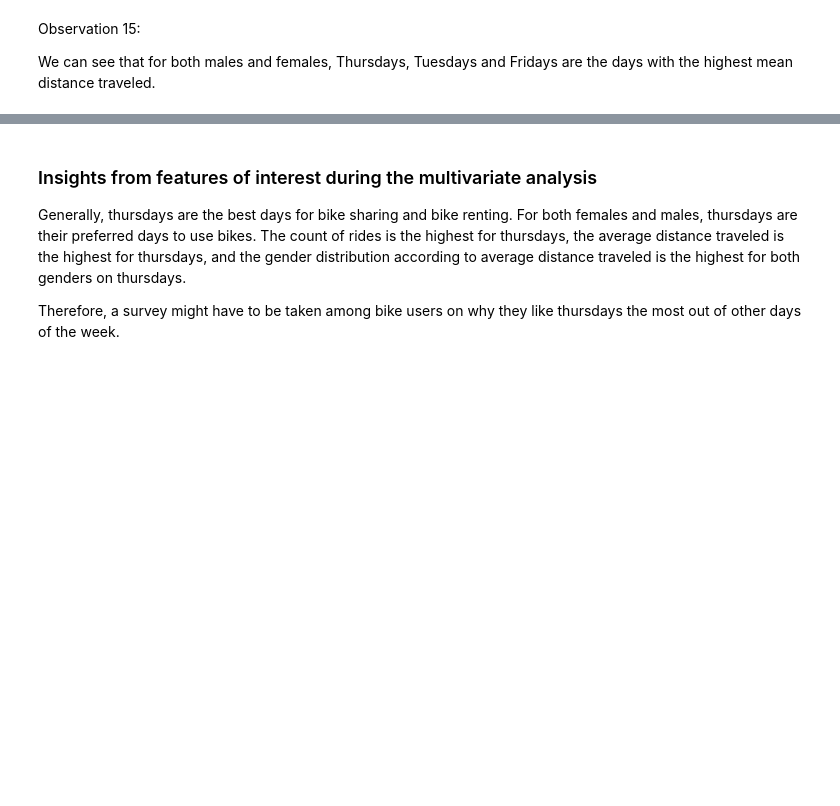
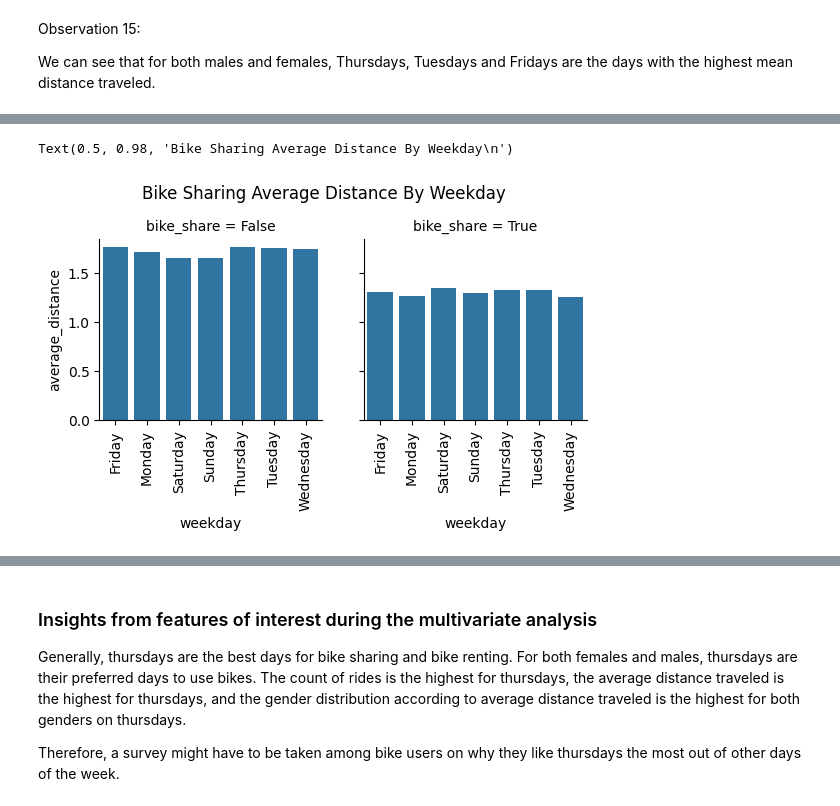
Before and after one commit to Emekadavid/fordgobike, a Jupyter notebook: fordgobike_part_1.ipynb, the cells around one changed output, grey strips where cells are left out. Cells and saved outputs as stored; diff of their text form; code cells hidden in the pictures; blank space fills up the shorter version.

```diff
--- a/fordgobike_part_1.ipynb
+++ b/fordgobike_part_1.ipynb
@@ -760,0 +826,8 @@ We can see that for both males and females, Thursdays, Tuesdays and Fridays are
+# %%
+# group the data into bike sharers and weekdays
+ford2_group = ford.groupby(["bike_share_for_all_trip", "weekday_start"])["trip_distance"].mean()
+# make the series into a data frame
+ford2_group = ford2_group.to_frame()
+# reset the index for indexes to be columns
+ford2_group.reset_index(inplace=True)
+ford2_group
@@ -760,0 +850,4 @@ We can see that for both males and females, Thursdays, Tuesdays and Fridays are
+# %%
+# rename the columns
+ford2_group.rename(columns={"bike_share_for_all_trip": "bike_share", "weekday_start": "weekday", "trip_distance": "average_distance"}, inplace=True)
+ford2_group
@@ -760,0 +870,11 @@ We can see that for both males and females, Thursdays, Tuesdays and Fridays are
+# %%
+# create a facet for bike sharers and non bike sharers
+g = sns.FacetGrid(data=ford2_group, col="bike_share")
+g.map(sns.barplot, "weekday", "average_distance")
+for axes in g.axes.flat:
+    _ = axes.set_xticklabels(axes.get_xticklabels(), rotation=90)
+g.fig.subplots_adjust(top=0.8)
+g.fig.suptitle("Bike Sharing Average Distance By Weekday\n")
+# %% [output]
+Text(0.5, 0.98, 'Bike Sharing Average Distance By Weekday\n')
+[figure, added]
```
Also changed, not shown: parts of 12 cells of this notebook, 4 other files.
